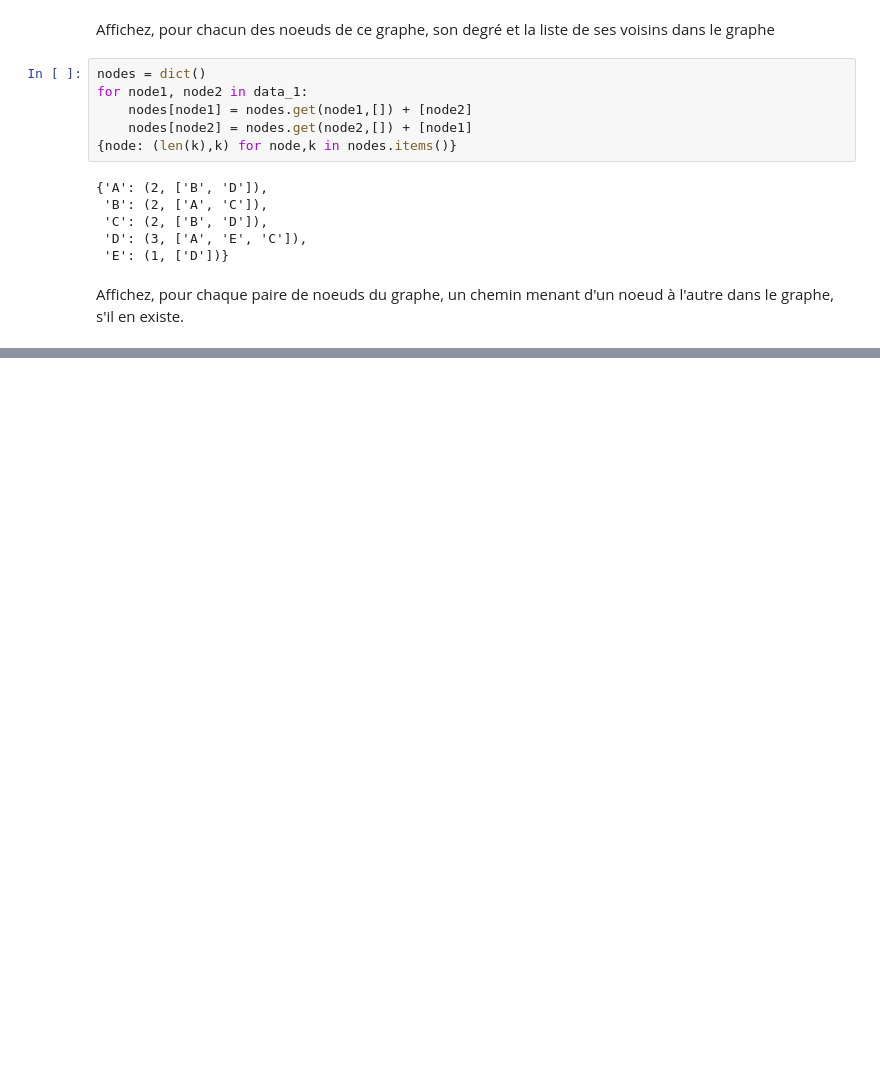
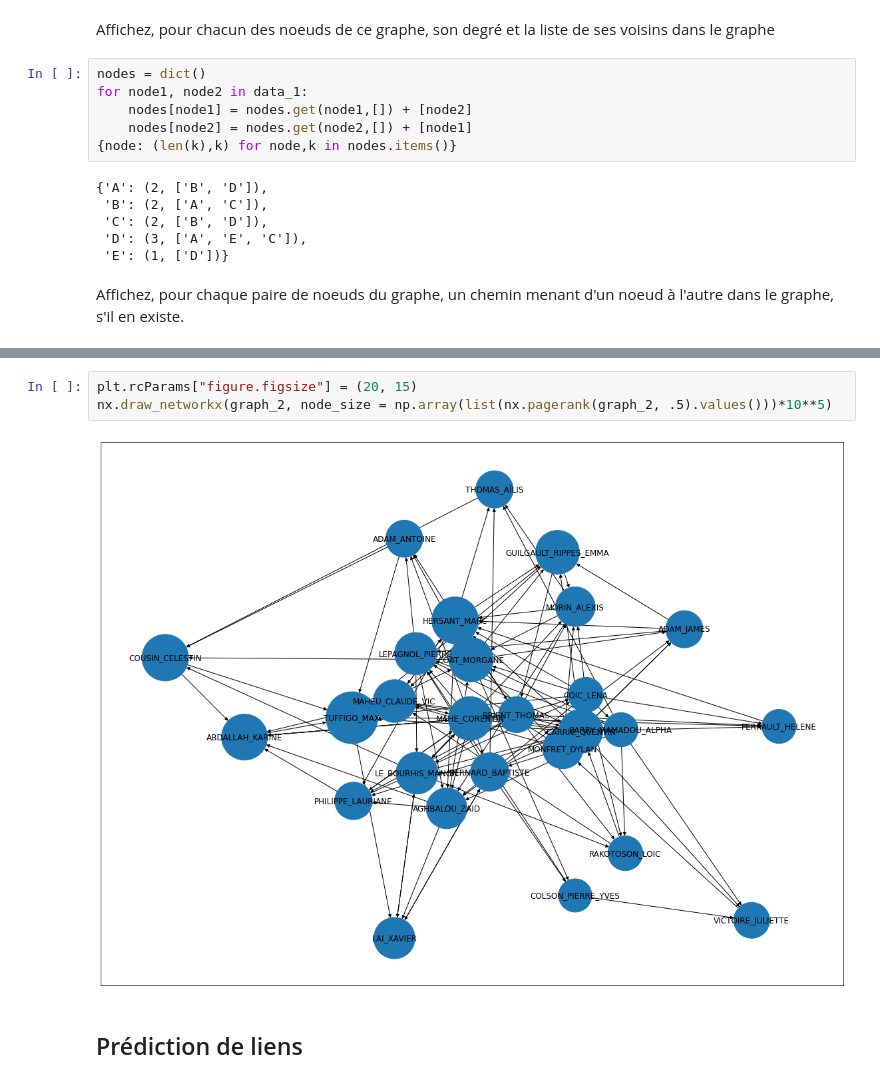
Before and after one commit to Lrakotoson/M1Python, a Jupyter notebook: S3/RecomSystem/TD2 - Graphs/TD2_Graphs.ipynb, the cells around one changed output, grey strips where cells are left out. Drawn from its saved outputs; the diff is of its cells as text; blank space fills up the shorter version.

```diff
--- a/S3/RecomSystem/TD2 - Graphs/TD2_Graphs.ipynb
+++ b/S3/RecomSystem/TD2 - Graphs/TD2_Graphs.ipynb
@@ -62,0 +180,7 @@ list(nx.all_pairs_shortest_path(graph_1))
+# %%
+plt.rcParams["figure.figsize"] = (20, 15)
+nx.draw_networkx(graph_2, node_size = np.array(list(nx.pagerank(graph_2, .5).values()))*10**5)
+# %% [output]
+[figure, added]
+# %% [markdown]
+## Prédiction de liens
```
Also changed, not shown: parts of 20 cells of this notebook.
